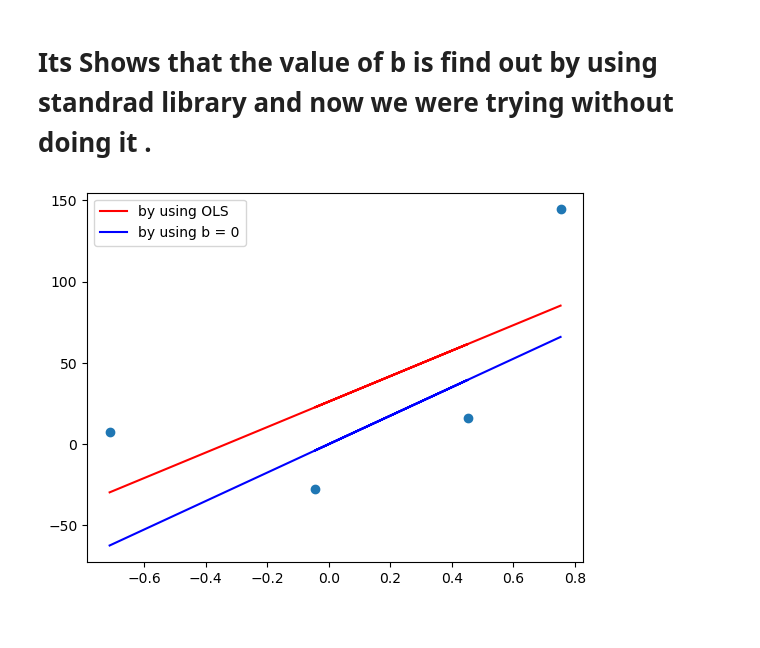
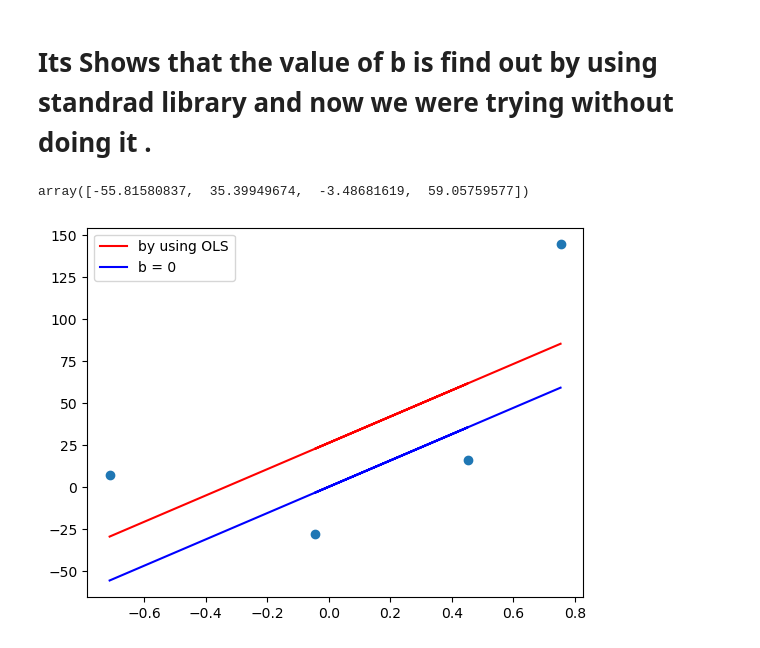
Before and after one commit to sandeshbhatta495/AI, a Jupyter notebook: Gradient Descent/code example of graient sescent .ipynb, the cells around one changed output. Cells and saved outputs as stored; diff of their text form; code cells hidden in the pictures.

```diff
--- a/Gradient Descent/code example of graient sescent .ipynb
+++ b/Gradient Descent/code example of graient sescent .ipynb
@@ -43,18 +43,18 @@ plt.plot(X,reg.predict(X), color ='red')
 # step 1 initilization b to the random value let b=0 and slope is constant  m =78.35
 y_pred =((78.35 * X ) + 0).reshape(4)
 # calculation of y prediction (y=mx+b)
+y_pred
+# %% [output]
+array([-55.81580837,  35.39949674,  -3.48681619,  59.05759577])
 # %%
 plt.scatter(X, y)
 
 # OLS model (with intercept)
 plt.plot(X, reg.predict(X), color='red', label='by using OLS')
-
-# Forced b = 0 model
-reg_no_intercept = LinearRegression(fit_intercept=False)
-reg_no_intercept.fit(X, y)
-plt.plot(X, reg_no_intercept.predict(X), color='blue', label='by using b = 0')
+# for b=0
+plt.plot(X,y_pred,color = 'blue',label='b = 0')
 
 plt.legend()
 plt.show()
 # %% [output]
-[figure, old version]
+[figure, new version]
```
Also changed, not shown: parts of 26 cells of this notebook.
